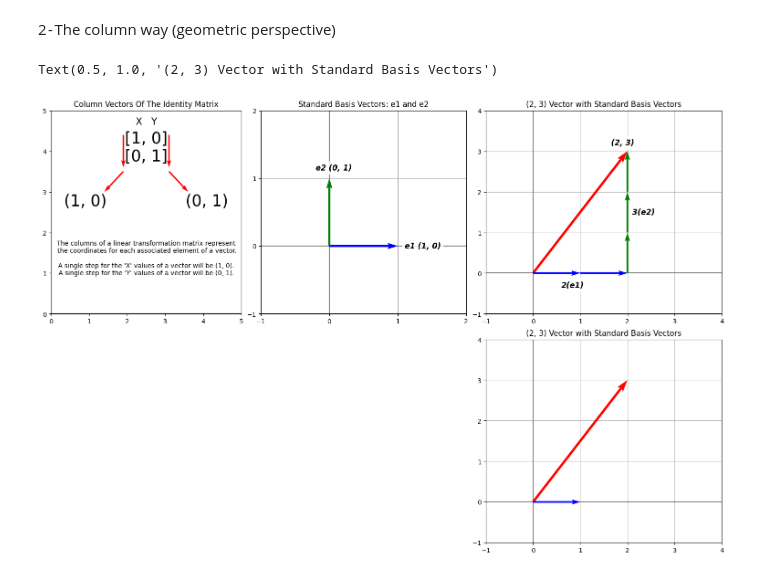
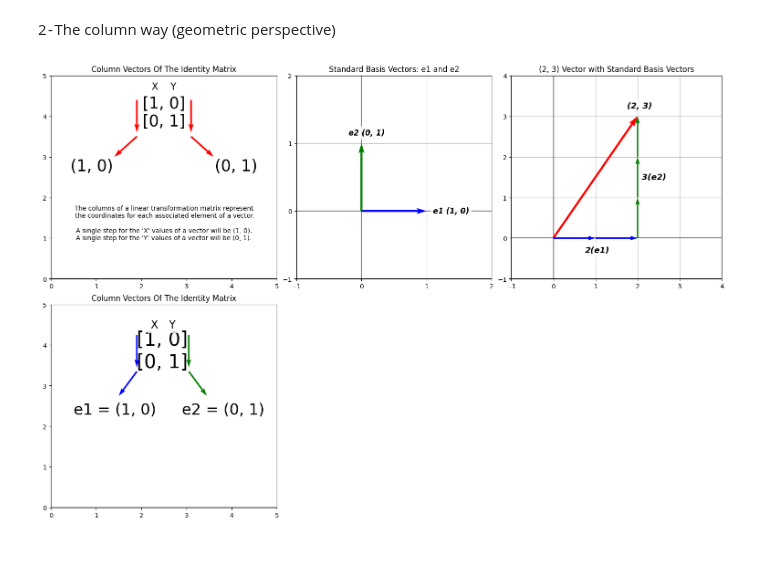
Before and after one commit to Keoni808/Visuals, a Jupyter notebook: Linear_Transformations_(Figures).ipynb, the cells around one changed output. Drawn from its saved outputs; the diff is of its cells as text; code cells hidden in the pictures.

Commit message:
Figure 11 (2 - The column way (geometric perspective)). Made adjustments to method being used

```diff
--- a/Linear_Transformations_(Figures).ipynb
+++ b/Linear_Transformations_(Figures).ipynb
@@ -849,14 +849,14 @@ def draw_and_text_plot(ax, plot_location, xy_lim, texts, text_locations, text_fo
   ax.grid(grid)
   ax.set_title(title)
 
-def draw_and_text_plot2(ax, plot_location, xy_lim, texts, text_locations, text_fonts, num_texts,
+def draw_and_text_plot2(ax, plot_location, xy_lim, texts, text_locations, text_fonts, num_texts, text_fontweights, text_styles,
                         origin, vectors, colors, widths, num_vectors, zorders, title, grid = False):
 
   ax = fig.add_subplot(plot_rows, plot_cols, plot_location)
 
   # texts
   for i in range(num_texts):
-    ax.text(text_locations[i][0], text_locations[i][1], texts[i], color="black", verticalalignment='center', fontsize=text_fonts[i], fontweight='bold', style='italic', bbox=dict(facecolor='white', alpha=0.8, edgecolor='none'))
+    ax.text(text_locations[i][0], text_locations[i][1], texts[i], color="black", verticalalignment='center', fontsize=text_fonts[i], fontweight=text_fontweights[i], style=text_styles[i], bbox=dict(facecolor='white', alpha=0.8, edgecolor='none'))
 
   # plots
   for i in range(num_vectors):
@@ -935,62 +935,68 @@ draw_and_text_plot(ax, (1, 5), xy_lim,
 fig_2_xy_lim = [-1, 2]
 
 # Vectors and needed information
+vectors = [(1, 0), (0, 1)]
 origins= [(0, 0), (0, 0)]
-vectors = [(1, 0), (0, 1)]
 colors = ['b', 'g']
 widths = [.01, .01]
 zorders = [3, 3]
 
 # Texts and needed information
 texts = ['e1 (1, 0)', 'e2 (0, 1)']
 text_locations = [(1.1, 0), (-.2, 1.15)]
 text_fonts = [12, 12]
+text_fontweights = ['bold', 'bold']
+text_styles = ['italic', 'italic']
 
-draw_and_text_plot2(ax, (6, 10), fig_2_xy_lim, texts, text_locations, text_fonts, len(texts),
+draw_and_text_plot2(ax, (6, 10), fig_2_xy_lim, texts, text_locations, text_fonts, len(texts), text_fontweights, text_styles,
                     origins, vectors, colors, widths, len(vectors), zorders, 'Standard Basis Vectors: e1 and e2', True)
 
 
+################ FIGURE 3 ################
 
-################ FIGURE 3 ################
 
 # Grid size
 fig_2_xy_lim = [-1, 4]
 
 # Vectors and needed information
-origins = [(0,0), (0,0)]
-vectors = [(2, 3), (1, 0)]
-colors = ['r', 'b']
-widths = [.01, .007]
-zorders = [3, 3]
+vectors = [(2, 3), (1, 0), (1, 0), (0,1), (0, 1), (0, 1)]
+origins = [(0,0), (0,0), (1, 0), (2, 0), (2, 1), (2, 2)]
+colors = ['r', 'b', 'b', 'g', 'g', 'g']
+widths = [.01, .007, .007, .007, .007, .007]
+zorders = [3, 3, 3, 3, 3, 3]
 
 # Texts and needed information
-texts = []
-text_locations = []
-text_fonts = []
+texts = ['(2, 3)', '3(e2)', '2(e1)']
+text_locations = [(1.75, 3.25), (2.1, 1.5), (.75, -.3)]
+text_fonts = [13, 13, 13]
+text_fontweights = ['bold', 'bold', 'bold']
+text_styles = ['italic', 'italic', 'italic']
 
-draw_and_text_plot2(ax, (26, 30), fig_2_xy_lim, texts, text_locations, text_fonts, len(texts),
+draw_and_text_plot2(ax, (11, 15), fig_2_xy_lim, texts, text_locations, text_fonts, len(texts), text_fontweights, text_styles,
                     origins, vectors, colors, widths, len(vectors), zorders, '(2, 3) Vector with Standard Basis Vectors', True)
 
-# Creating standard vector
-ax4 = fig.add_subplot(2, 15, (11, 15))
-ax4.quiver(0, 0, 2, 3, color=['r'], scale=1, scale_units='xy', angles='xy', width=.01, zorder=3)
-ax4.quiver(0, 0, 1, 0, color=['b'], scale=1, scale_units='xy', angles='xy', zorder=3)
-ax4.quiver(1, 0, 1, 0, color=['b'], scale=1, scale_units='xy', angles='xy', zorder=3)
-ax4.quiver(2, 0, 0, 1, color=['g'], scale=1, scale_units='xy', angles='xy', zorder=3)
-ax4.quiver(2, 1, 0, 1, color=['g'], scale=1, scale_units='xy', angles='xy', zorder=3)
-ax4.quiver(2, 2, 0, 1, color=['g'], scale=1, scale_units='xy', angles='xy', zorder=3)
 
-ax4.text(.6, -.3, '2(e1)', color='black', verticalalignment='center', fontsize=12, fontweight='bold', style='italic', bbox=dict(facecolor='white', alpha=0.8, edgecolor='none'))
-ax4.text(2.1, 1.5, '3(e2)', color='black', verticalalignment='center', fontsize=12, fontweight='bold', style='italic', bbox=dict(facecolor='white', alpha=0.8, edgecolor='none'))
-ax4.text(1.65, 3.2, '(2, 3)', color='black', verticalalignment='center', fontsize=12, fontweight='bold', style='italic', bbox=dict(facecolor='white', alpha=0.8, edgecolor='none'))
+################ FIGURE 4 ################
 
-ax4.set_xlim(-1, 4)
-ax4.set_ylim(-1, 4)
-ax4.axhline(0, color='grey', linewidth=1.5)
-ax4.axvline(0, color='grey', linewidth=1.5)
 
-ax4.grid(True)
-ax4.set_title('(2, 3) Vector with Standard Basis Vectors')
+# Grid size
+fig_2_xy_lim = [0, 5]
+
+# Vectors and needed information
+vectors = [(0, -.8), (0, -.8), (-.4, -.6), (.4, -.6)]
+origins = [(1.9, 4.25), (3.05, 4.25), (1.9, 3.35), (3.05, 3.35)]
+colors = ['b', 'g', 'b', 'g']
+widths = [.007, .007, .007, .007]
+zorders = [3, 3, 3, 3]
+
+# Texts and needed information
+texts = ['[1, 0]\n[0, 1]', 'X', 'Y', 'e1 = (1, 0)', 'e2 = (0, 1)']
+text_locations = [(1.9, 3.85), (2.2, 4.5), (2.6, 4.5), (.5, 2.4), (2.9, 2.4)]
+text_fonts = [30, 17, 17, 24, 24]
+text_fontweight = [None, None, None, None, None]
+text_style = [None, None, None, None, None]
+
+draw_and_text_plot2(ax, (16, 20), fig_2_xy_lim, texts, text_locations, text_fonts, len(texts), text_fontweight, text_style,
+                    origins, vectors, colors, widths, len(vectors), zorders, 'Column Vectors Of The Identity Matrix', False)
 # %% [output]
-Text(0.5, 1.0, '(2, 3) Vector with Standard Basis Vectors')
-[figure, old version]
+[figure, new version]
```
